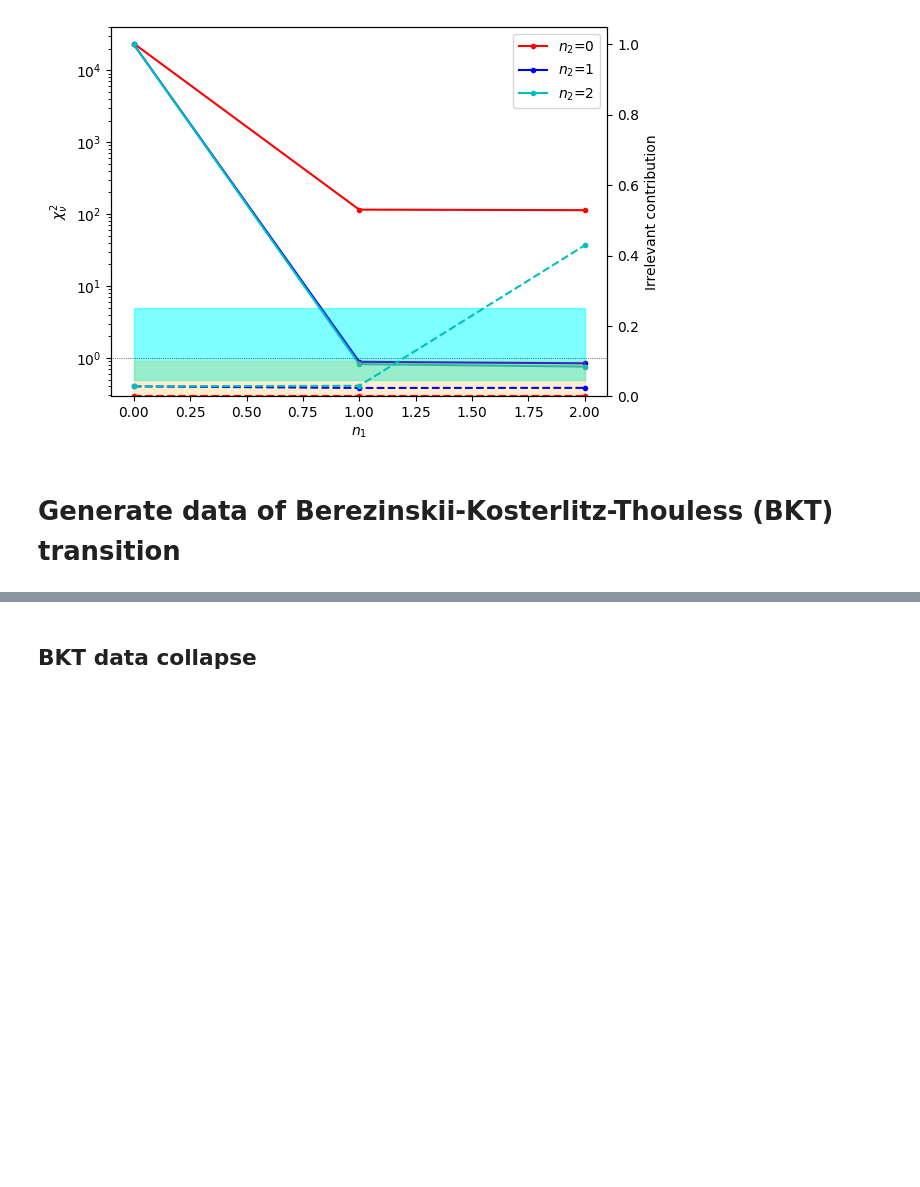
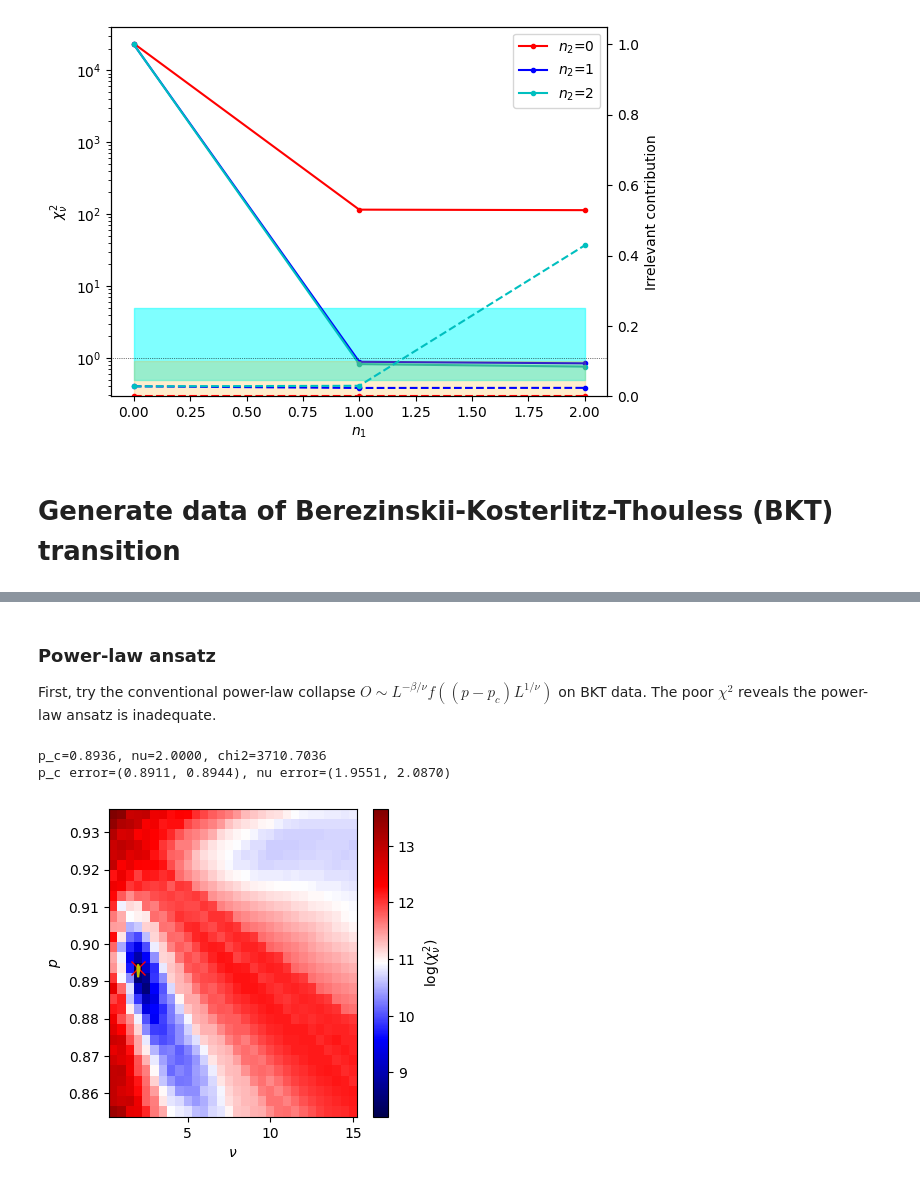
Before and after one commit to hainingpan/FSS, a Jupyter notebook: example.ipynb, the cells around one changed output, grey strips where cells are left out. Cells and saved outputs as stored; diff of their text form; code cells hidden in the pictures; blank space fills up the shorter version.

Commit message:
docs(example): add zero-Δ BKT demo with power-law comparison

```diff
--- a/example.ipynb
+++ b/example.ipynb
@@ -248,4 +250,4 @@ add_noise=False, noise_level=0.01, N=100, seed=0):
 # %%
-df_BKT = generate_bkt_data(add_noise=True, noise_level=0.005)
+df_BKT = generate_bkt_data(add_noise=True, noise_level=0.005,  Δ=-0)
 # %%
 df_BKT.head()
@@ -256,2 +267,0 @@ dc_BKT.plot_data_collapse(raw=True, errorbar=True)
-# %% [markdown]
-## BKT data collapse
@@ -264,0 +268,17 @@ res_BKT.params
+# %% [markdown]
+### Power-law ansatz
+First, try the conventional power-law collapse $O \sim L^{-\beta/\nu} f((p-p_c) L^{1/\nu})$ on BKT data.
+The poor $\chi^2$ reveals the power-law ansatz is inadequate.
+# %%
+result = dc_BKT.parameter_sweep(
+    p_c=np.linspace(0.855, 0.935, 30),
+    nu=np.linspace(0.5, 15, 30),
+    beta=0,
+    n_jobs=-1,
+    backend='threading',
+    log_chi2=True,
+)
+# %% [output]
+p_c=0.8936, nu=2.0000, chi2=3710.7036
+p_c error=(0.8911, 0.8944), nu error=(1.9551, 2.0870)
+[figure, added]
```
Also changed, not shown: parts of 21 cells of this notebook.
